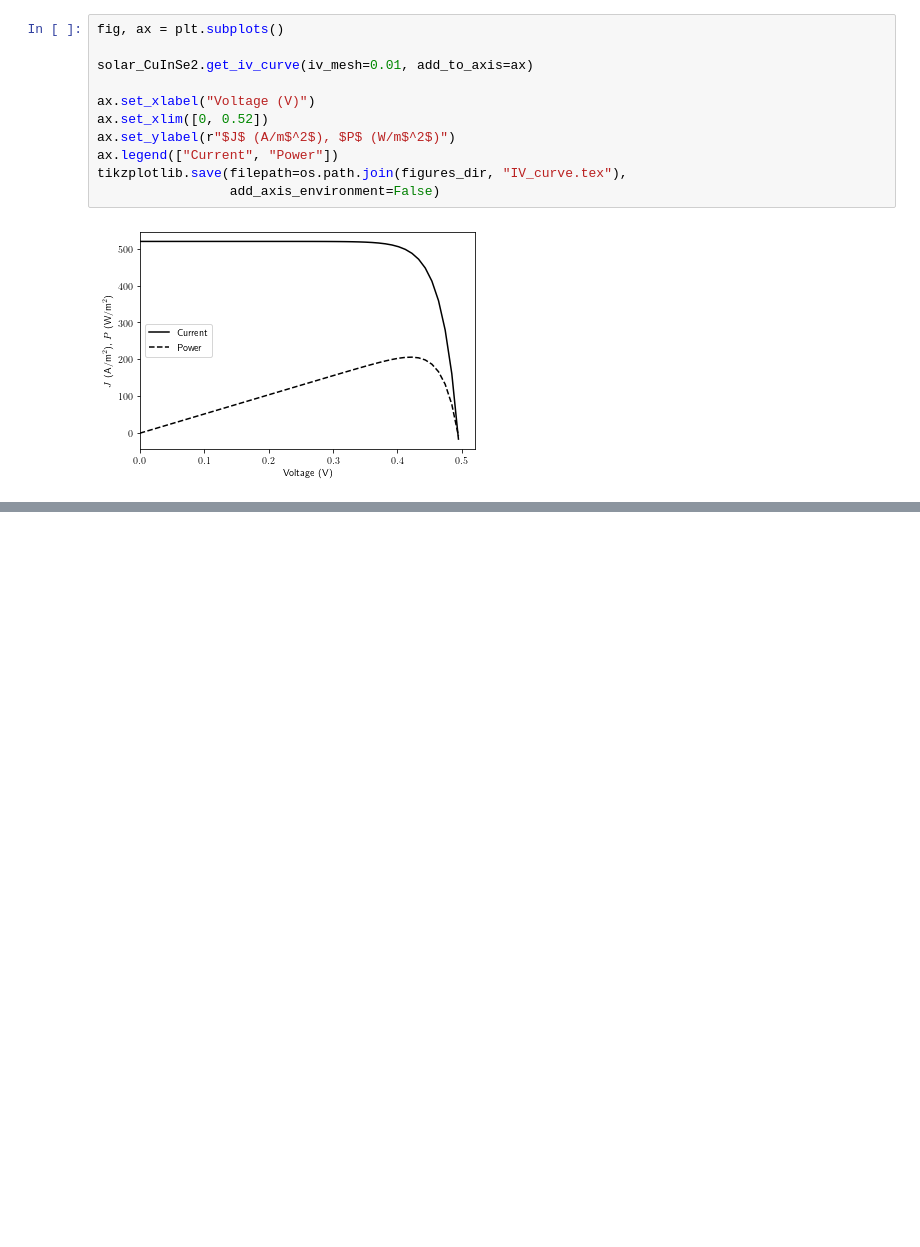
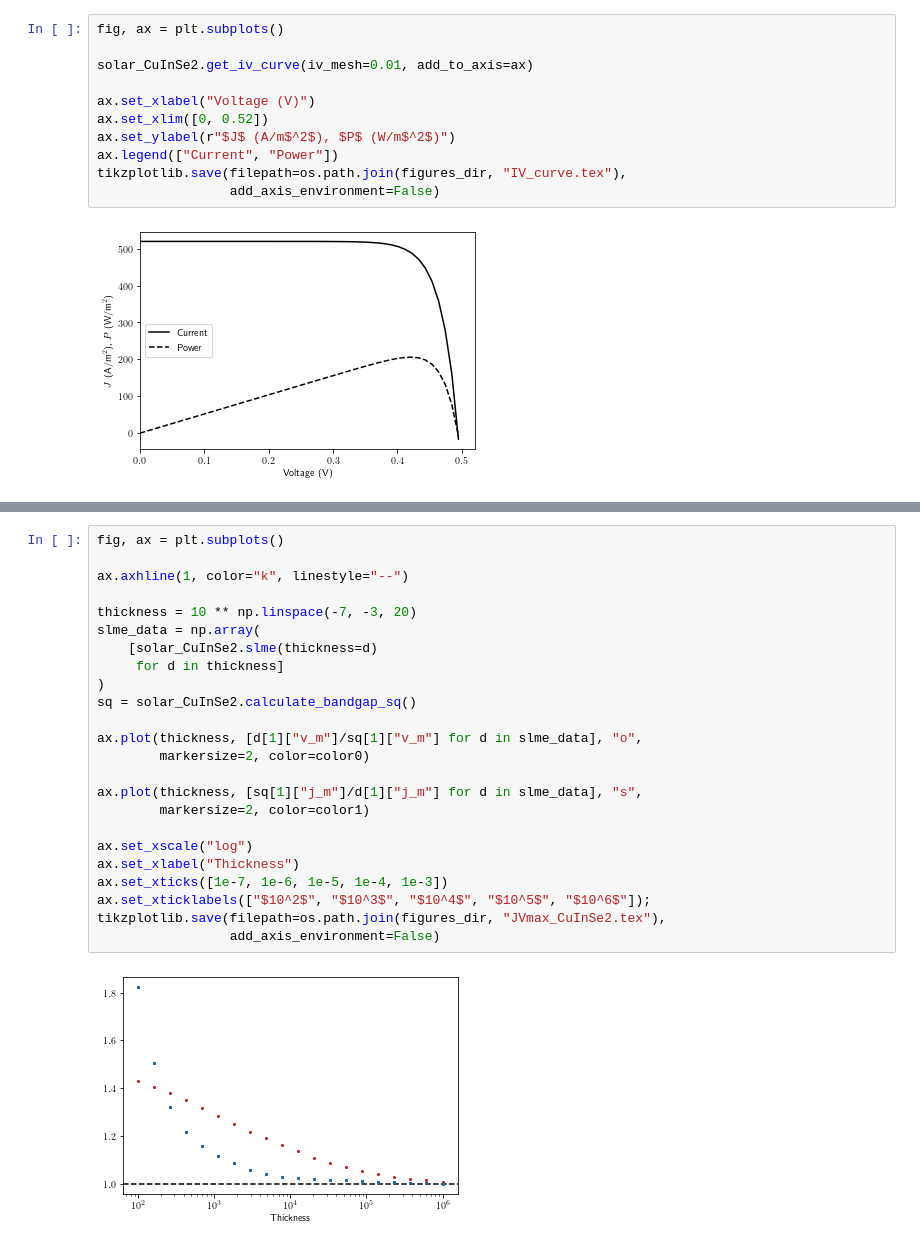
Before and after one commit to mbercx/phd-thesis, a Jupyter notebook: jupyter/slme/thickness_analysis.ipynb, the cells around one changed output, grey strips where cells are left out. Drawn from its saved outputs; the diff is of its cells as text; blank space fills up the shorter version.

```diff
--- a/jupyter/slme/thickness_analysis.ipynb
+++ b/jupyter/slme/thickness_analysis.ipynb
@@ -200,0 +220,26 @@ ax.set_xticklabels(["10", "$10^2$", "$10^3$", "$10^4$", "$10^5$", "$10^6$", "$10
+# %%
+fig, ax = plt.subplots()
+
+ax.axhline(1, color="k", linestyle="--")
+
+thickness = 10 ** np.linspace(-7, -3, 20)
+slme_data = np.array(
+    [solar_CuInSe2.slme(thickness=d)
+     for d in thickness]
+)
+sq = solar_CuInSe2.calculate_bandgap_sq()
+
+ax.plot(thickness, [d[1]["v_m"]/sq[1]["v_m"] for d in slme_data], "o",
+        markersize=2, color=color0)
+
+ax.plot(thickness, [sq[1]["j_m"]/d[1]["j_m"] for d in slme_data], "s",
+        markersize=2, color=color1)
+
+ax.set_xscale("log")
+ax.set_xlabel("Thickness")
+ax.set_xticks([1e-7, 1e-6, 1e-5, 1e-4, 1e-3])
+ax.set_xticklabels(["$10^2$", "$10^3$", "$10^4$", "$10^5$", "$10^6$"]);
+tikzplotlib.save(filepath=os.path.join(figures_dir, "JVmax_CuInSe2.tex"),
+                 add_axis_environment=False)
+# %% [output]
+[figure, added]
```
Also changed, not shown: parts of 8 cells of this notebook, 4 other files.
